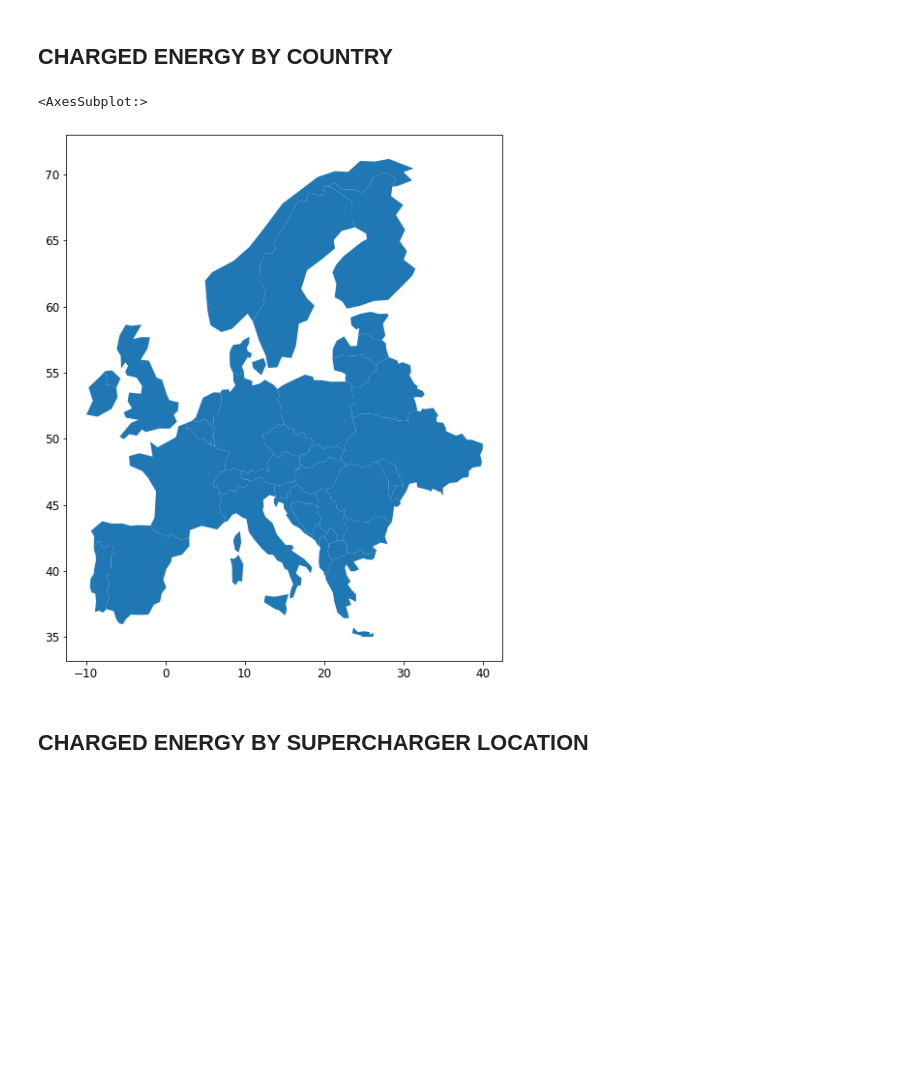
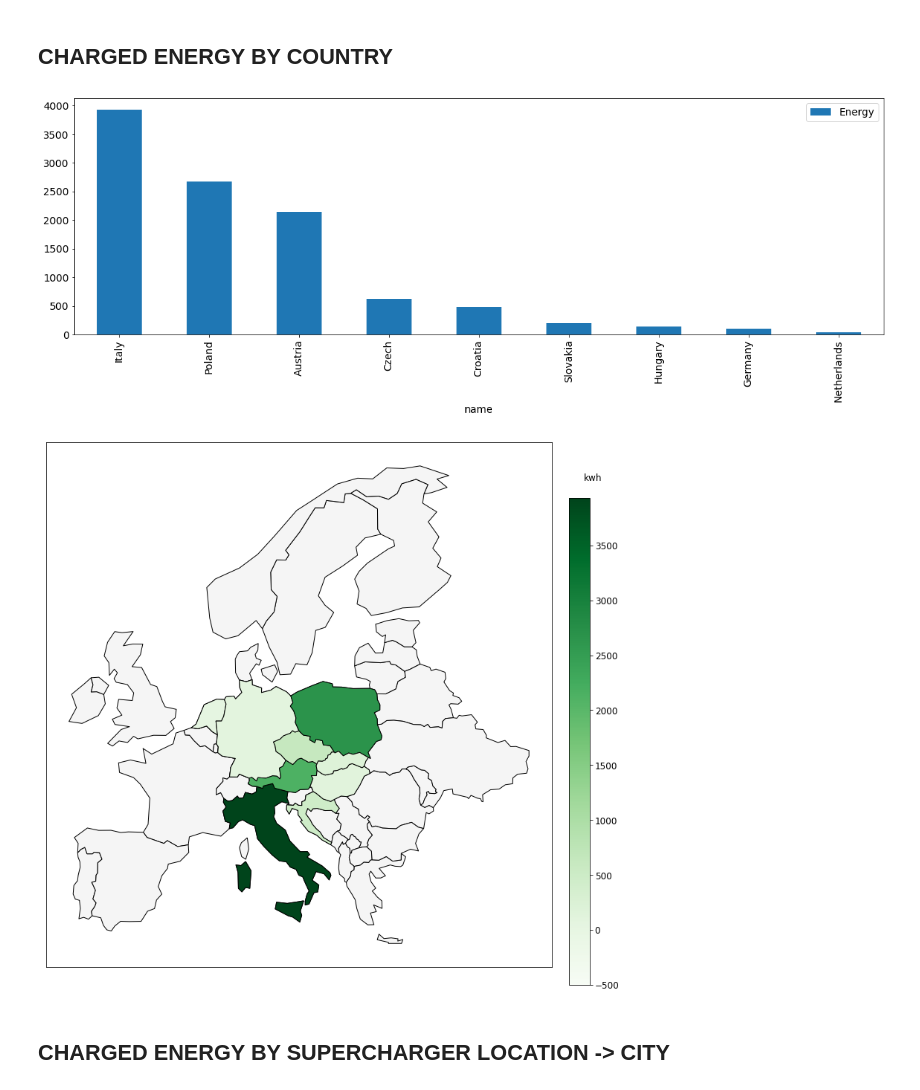
Before and after one commit to andrzejmalota/tesla_model_s_charging_analysis, a Jupyter notebook: tesla_supercharger_energy_analysis.ipynb, the cells around one changed output. Drawn from its saved outputs; the diff is of its cells as text; code cells hidden in the pictures; blank space fills up the shorter version.

```diff
--- a/tesla_supercharger_energy_analysis.ipynb
+++ b/tesla_supercharger_energy_analysis.ipynb
@@ -71,6 +92,15 @@ df.groupby('year').sum()['QuantityBase'].plot.bar()
 ### CHARGE COUNT BY YEAR
 # %% [markdown]
 ## CHARGED ENERGY BY COUNTRY
+# %%
+df_energy_country = pd.DataFrame(df.groupby('name').sum()['Energy']).sort_values(by='Energy', ascending=False)
+# fig = plt.Figure(figsize=(20, 20))
+plt.rcParams['figure.figsize']=(20,6)
+plt.rcParams['font.size']=14
+df_energy_country.plot.bar()
+plt.show()
+# %% [output]
+[figure, added]
 # %%
 import pandas as pd
 import geopandas
@@ -80,9 +110,6 @@ from shapely.geometry import Polygon
 import warnings
 warnings.filterwarnings(action='ignore')
 # %%
-plt.rcParams['figure.figsize']=(12,10)
-plt.rcParams['font.size']=12
-
 world = geopandas.read_file(geopandas.datasets.get_path('naturalearth_lowres'))
 
 europe=world[world.continent=='Europe']
@@ -90,9 +117,35 @@ europe=europe[(europe.name!='Russia') & (europe.name!='Iceland')]
 # Create a custom polygon
 polygon = Polygon([(-25,35), (40,35), (40,75),(-25,75)])
 europe=geopandas.clip(europe, polygon)
-europe.plot()
+
+df_country = pd.DataFrame(df.groupby('iso_a3').sum()).reset_index()
+df_country
+
+selected_countries=europe[europe.iso_a3.isin(list(df_country.iso_a3))]
+selected_countries=selected_countries.merge(df_country, on='iso_a3',how='left')
-# %% [output]
-<AxesSubplot:>
-[figure, removed]
+# %%
+plt.rcParams['figure.figsize']=(13,13)
+plt.rcParams['font.size']=12
+
+fig,ax=plt.subplots()
+
+vmin = df_country['Energy'].min()
+vmin = -500
+vmax = df_country['Energy'].max()
+
+ax = europe.plot(color='whitesmoke',edgecolor='black', ax=ax)
+selected_countries.plot('Energy',cmap='Greens', edgecolor='black', ax=ax, vmin=vmin, vmax=vmax)
+ax.yaxis.set_visible(False)
+ax.xaxis.set_visible(False)
+
+# add colorbar
+cax = fig.add_axes([0.9, 0.1, 0.03, 0.7]) #[left, bottom, width, height]
+sm = plt.cm.ScalarMappable(cmap='Greens', norm=plt.Normalize(vmin=vmin, vmax=vmax))
+# fake up the array of the scalar mappable.
+sm._A = []
+lgd=fig.colorbar(sm, cax=cax).set_label('kwh', rotation=0, y=1.05, labelpad=-35)
+plt.show()
+# %% [output]
+[figure, added]
 # %% [markdown]
-## CHARGED ENERGY BY SUPERCHARGER LOCATION
+## CHARGED ENERGY BY SUPERCHARGER LOCATION  -> CITY
```
Also changed, not shown: parts of 12 cells of this notebook, 1 other file.
